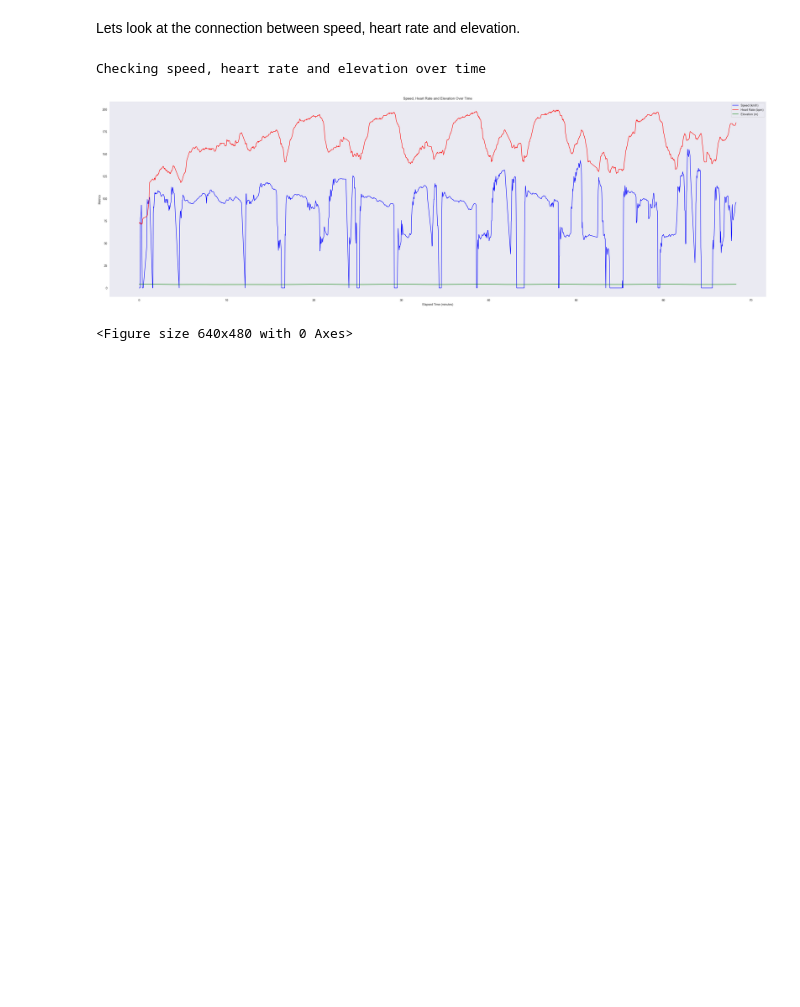
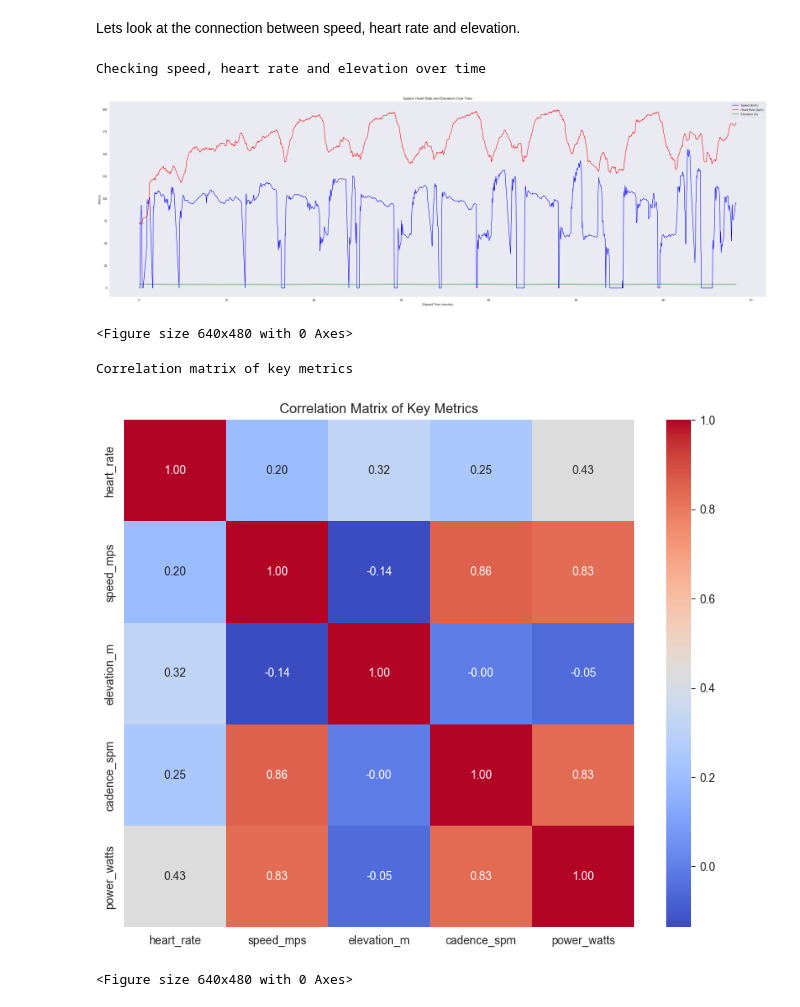
Before and after one commit to 03vladd/QuantifiedStrides, a Jupyter notebook: WorkoutData.ipynb, the cells around one changed output. Cells and saved outputs as stored; diff of their text form; code cells hidden in the pictures; blank space fills up the shorter version.

```diff
--- a/WorkoutData.ipynb
+++ b/WorkoutData.ipynb
@@ -244,0 +247,14 @@ Checking speed, heart rate and elevation over time
+# %%
+print("Correlation matrix of key metrics")
+key_metrics = df[['heart_rate', 'speed_mps', 'elevation_m', 'cadence_spm', 'power_watts']].dropna()
+corr_matrix = key_metrics.corr()
+plt.figure(figsize=(10, 8))
+sns.heatmap(corr_matrix, annot=True, cmap='coolwarm', fmt=".2f")
+plt.title('Correlation Matrix of Key Metrics')
+plt.show()
+plt.tight_layout()
+plt.savefig('Correlation_Matrix.pdf', bbox_inches='tight')
+# %% [output]
+Correlation matrix of key metrics
+[figure, added]
+<Figure size 640x480 with 0 Axes>
```
Also changed, not shown: parts of 1 cell of this notebook.
